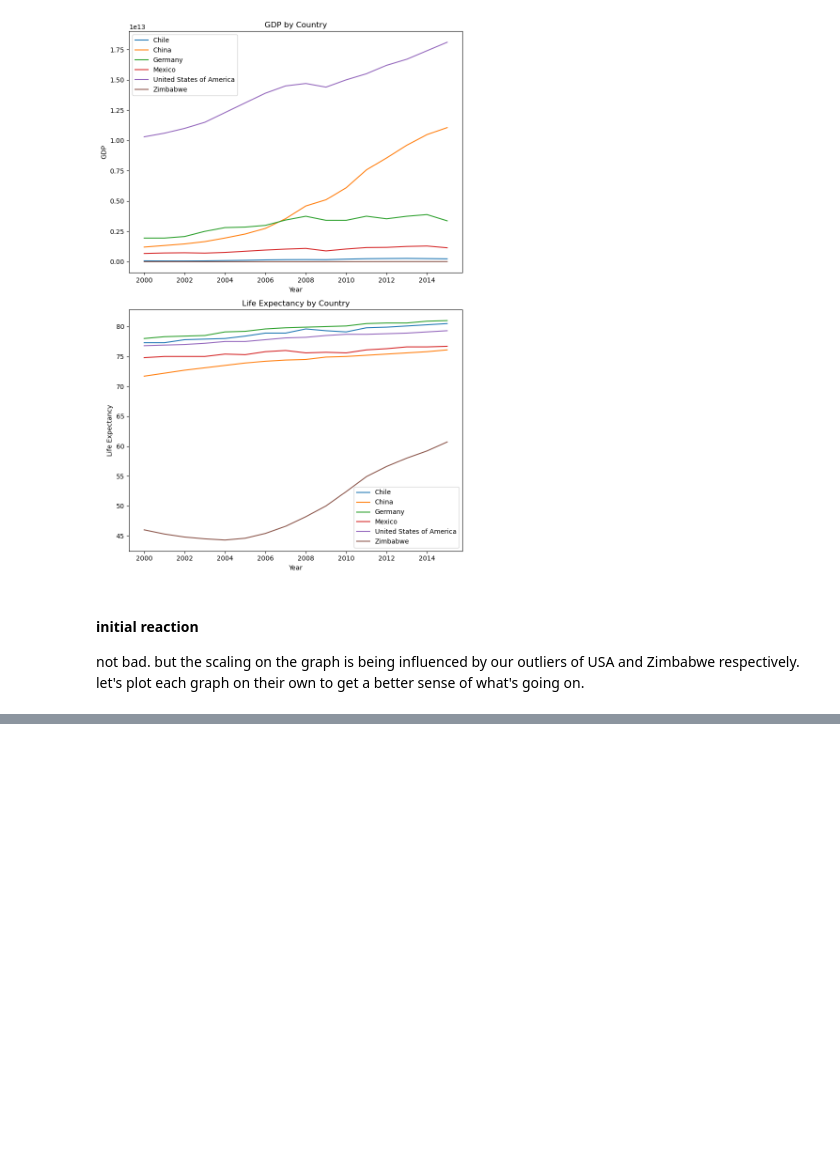
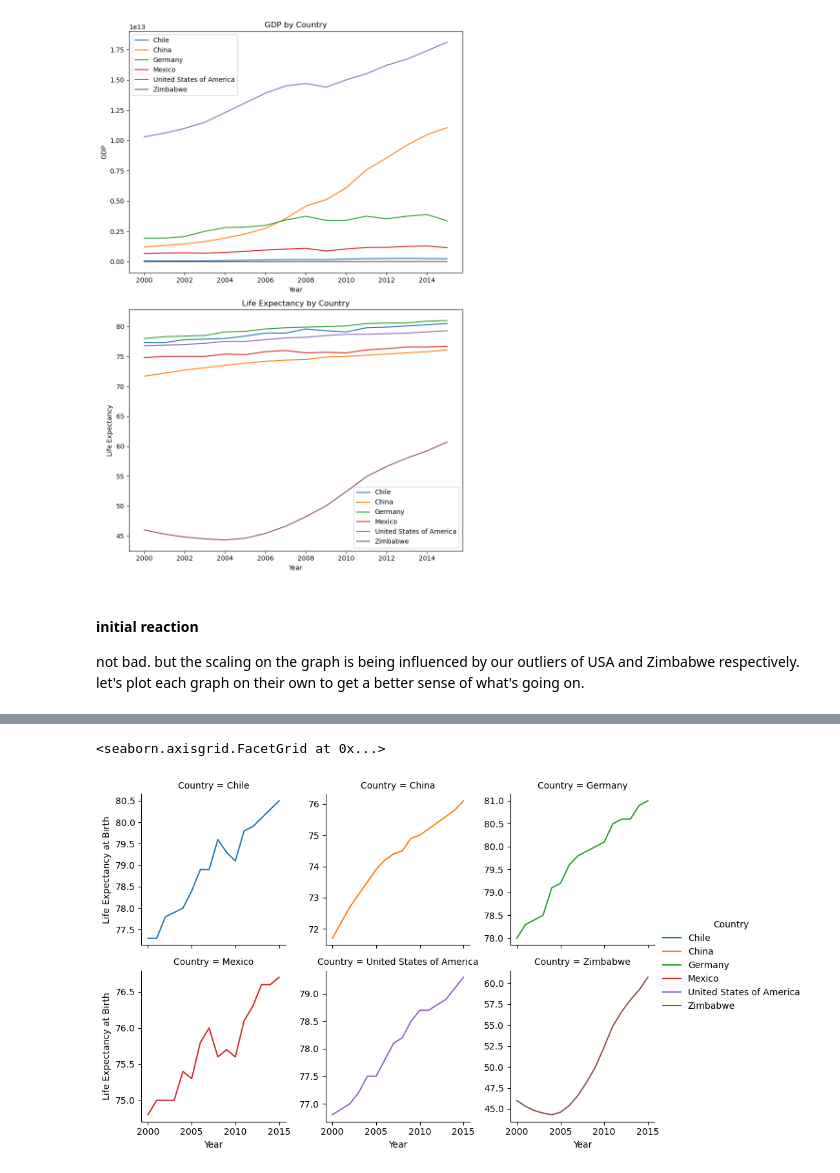
Before and after one commit to RacerBeats/Life-Expectancy-and-GDP-Starter, a Jupyter notebook: life_expectancy_gdp.ipynb, the cells around one changed output, grey strips where cells are left out. Saved outputs shown, nothing was run; the diff lists cells and outputs as text; code cells hidden in the pictures; blank space fills up the shorter version.

```diff
--- a/life_expectancy_gdp.ipynb
+++ b/life_expectancy_gdp.ipynb
@@ -225,0 +215,9 @@ plt.show()
+# %%
+graphLifeEXP = sns.FacetGrid(data, col = 'Country', col_wrap = 3, hue = 'Country', sharey = False)
+graphLifeEXP = (graphLifeEXP.map(sns.lineplot, "Year", 'Life Expectancy')
+                .add_legend()
+                .set_axis_labels('Year', 'Life Expectancy at Birth'))
+graphLifeEXP
+# %% [output]
+<seaborn.axisgrid.FacetGrid at 0x...>
+[figure, added]
```
Also changed, not shown: parts of 11 cells of this notebook.
